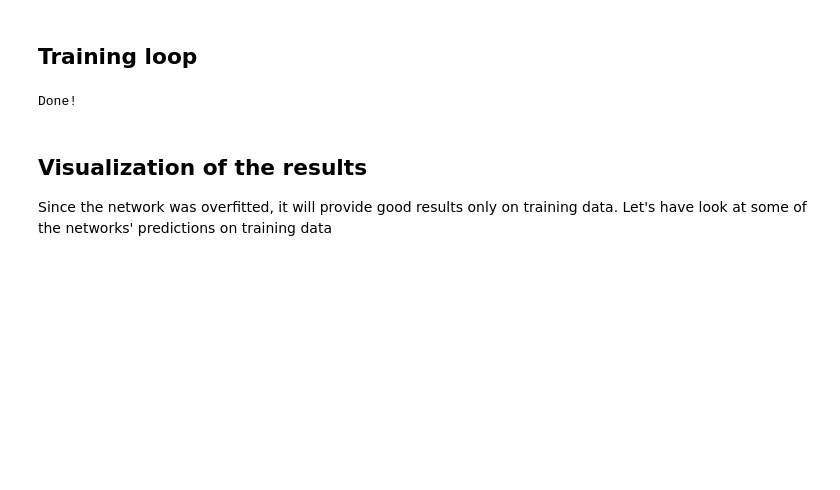
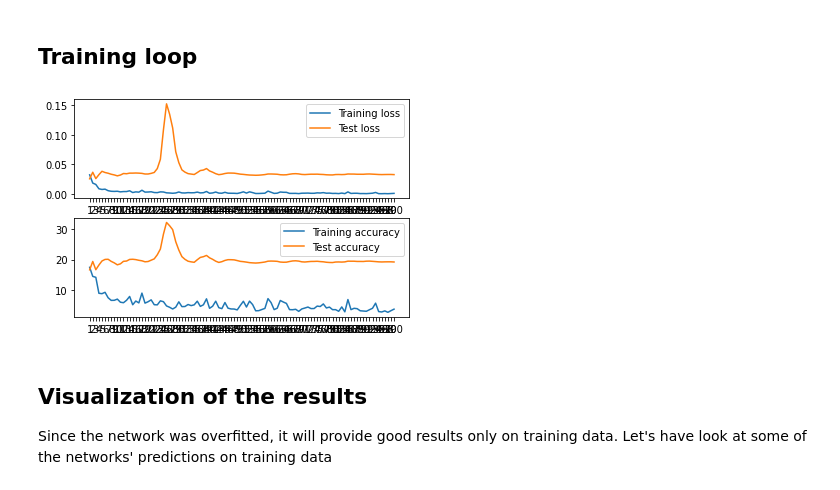
Before and after one commit to DatagenTech/dgutils, a Jupyter notebook: Notebooks/neural_network.ipynb, the cells around one changed output. Drawn from its saved outputs; the diff is of its cells as text; code cells hidden in the pictures; blank space fills up the shorter version.

```diff
--- a/Notebooks/neural_network.ipynb
+++ b/Notebooks/neural_network.ipynb
@@ -27,7 +30,7 @@ MODEL_PATH = "model.pth"
 IMG_SIZE = 128
 BATCH_SIZE = 45 # Ideally should be a power of 2 for efficiency
 TRAIN_TEST_RATIO = 0.9
-EPOCHS = 50
+EPOCHS = 100
 NUMBER_OF_KEYPOINTS = 68
 # %% [markdown]
 ## Network definition
@@ -127,7 +172,7 @@ model = NeuralNetwork().to(device)
 
 # Loss and hyper-parameters configuration
 loss_fn = nn.MSELoss()
-optimizer = torch.optim.Adam(model.parameters(), lr=1e-4)
+optimizer = torch.optim.Adam(model.parameters(), lr=1e-3)
 scheduler = ExponentialLR(optimizer, gamma=0.97)
 
 summary(model, (3, IMG_SIZE, IMG_SIZE))
@@ -158,16 +203,44 @@ if os.path.exists(MODEL_PATH):
 # %% [markdown]
 ## Training loop
 # %%
+#%matplotlib inline
+from IPython import display
+
+plt.figure()
+plt.title('Training loss')
+
+train_losses = []
+test_losses = []
+train_accuracies = []
+test_accuracies = []
+
+epochs_list = []
 for t in range(EPOCHS):
-    print(f"Epoch {t+1}\n-------------------------------")
-    train(train_dataloader, model, loss_fn, optimizer, scheduler)
-    test(test_dataloader, model, loss_fn)
+    display.display(plt.gcf())
+    #print(f"Epoch {t+1}\n-------------------------------")
+    train_loss, train_accuracy = train(train_dataloader, model, loss_fn, optimizer, scheduler)
+    train_losses += [train_loss]
+    train_accuracies += [train_accuracy]
+    test_loss, test_accuracy = test(test_dataloader, model, loss_fn)
+    test_losses += [test_loss]
+    test_accuracies += [test_accuracy]
     torch.save(model.state_dict(), MODEL_PATH)
-    print(f"Saved PyTorch Model State to {MODEL_PATH}")
+    plt.clf()
+    plt.xlabel('Epoch')
+    epochs_list += [str(t+1)]
+    plt.subplot(211)
+    plt.plot(epochs_list, train_losses, label='Training loss')
+    plt.plot(epochs_list, test_losses, label='Test loss')
+    plt.legend()
+    plt.subplot(212)
+    plt.plot(epochs_list, train_accuracies, label='Training accuracy')
+    plt.plot(epochs_list, test_accuracies, label='Test accuracy')
+    plt.legend()
+    display.clear_output(wait=True)
 
-print("Done!")
+#print("Training complete!")
 # %% [output]
-Done!
+[figure, added]
 # %% [markdown]
 ## Visualization of the results
 Since the network was overfitted, it will provide good results only on training data. Let's have look at some of the networks' predictions on training data
```
Also changed, not shown: parts of 10 cells of this notebook, 1 other file.
